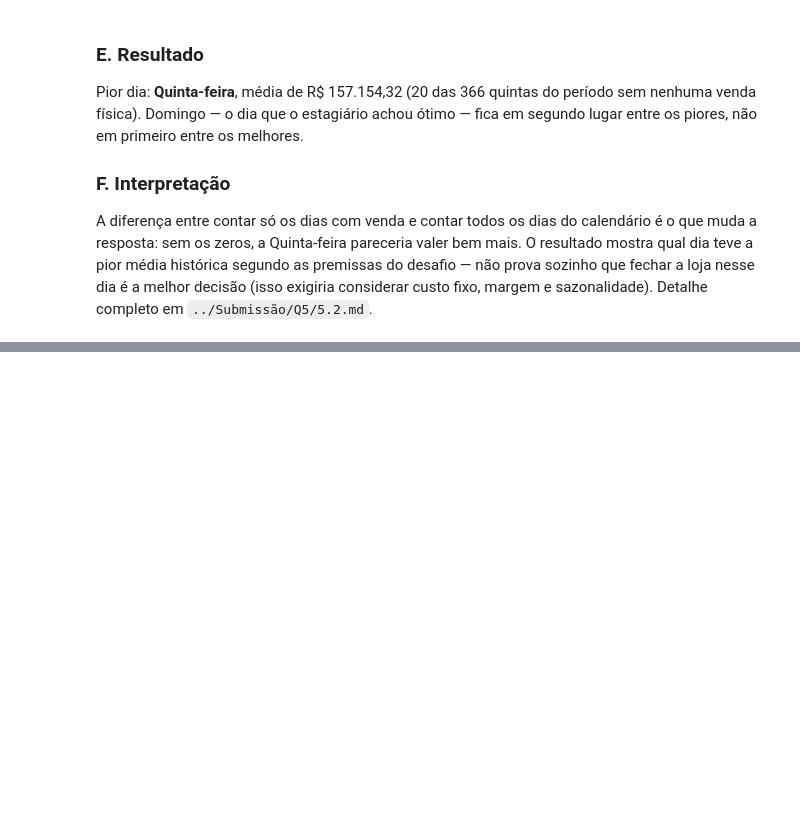
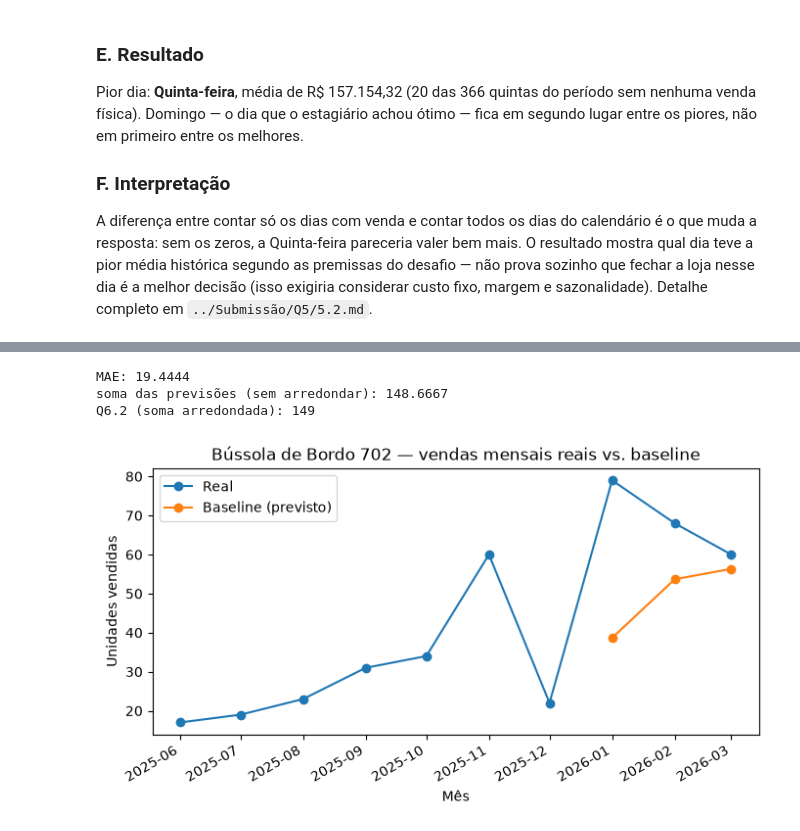
Before and after one commit to maurotessarolojunior/lh-nautical-2026-2, a Jupyter notebook: notebooks/lh_nautical.ipynb, the cells around one changed output, grey strips where cells are left out. Cells and saved outputs as stored; diff of their text form; code cells hidden in the pictures; blank space fills up the shorter version.

Commit message:
Q6 — prevê demanda com média móvel walk-forward

```diff
--- a/notebooks/lh_nautical.ipynb
+++ b/notebooks/lh_nautical.ipynb
@@ -407,0 +485,22 @@ A diferença entre contar só os dias com venda e contar todos os dias do calend
+# %%
+treino_q6 = vendas_mensais_q6.loc[vendas_mensais_q6["month"] <= FIM_TREINO_Q6]
+print(
+    "treino:", treino_q6["month"].min().date(), "a", treino_q6["month"].max().date(),
+    f"({len(treino_q6)} meses)",
+)
+
+teste_q6 = vendas_mensais_q6.loc[
+    vendas_mensais_q6["month"].between(INICIO_TESTE_Q6, FIM_TESTE_Q6)
+].reset_index(drop=True)
+
+# Walk-forward: cada previsão usa só os 3 meses com "month" estritamente
+# anterior ao mês previsto — nunca o próprio mês nem um mês futuro.
+previsoes_q6 = []
+for mes_previsto in teste_q6["month"]:
+    tres_meses_anteriores = vendas_mensais_q6.loc[vendas_mensais_q6["month"] < mes_previsto].tail(3)
+    previsoes_q6.append(tres_meses_anteriores["quantity"].mean())
+
+teste_q6["forecast"] = previsoes_q6
+teste_q6["absolute_error"] = (teste_q6["quantity"] - teste_q6["forecast"]).abs()
+
+teste_q6
@@ -407,0 +513,28 @@ A diferença entre contar só os dias com venda e contar todos os dias do calend
+# %%
+mae_q6 = teste_q6["absolute_error"].mean()
+total_previsto_q6 = teste_q6["forecast"].sum()
+total_previsto_q6_arredondado = round(total_previsto_q6)
+
+print(f"MAE: {mae_q6:.4f}")
+print(f"soma das previsões (sem arredondar): {total_previsto_q6:.4f}")
+print(f"Q6.2 (soma arredondada): {total_previsto_q6_arredondado}")
+# %% [output]
+MAE: 19.4444
+soma das previsões (sem arredondar): 148.6667
+Q6.2 (soma arredondada): 149
+# %%
+import matplotlib.pyplot as plt
+
+historico_q6 = vendas_mensais_q6[vendas_mensais_q6["month"] >= "2025-06-01"]
+
+fig, ax = plt.subplots(figsize=(8, 4))
+ax.plot(historico_q6["month"], historico_q6["quantity"], marker="o", label="Real")
+ax.plot(teste_q6["month"], teste_q6["forecast"], marker="o", label="Baseline (previsto)")
+ax.set_title("Bússola de Bordo 702 — vendas mensais reais vs. baseline")
+ax.set_xlabel("Mês")
+ax.set_ylabel("Unidades vendidas")
+ax.legend()
+fig.autofmt_xdate()
+plt.show()
+# %% [output]
+[figure, added]
```
Also changed, not shown: parts of 7 cells of this notebook, 3 other files.
